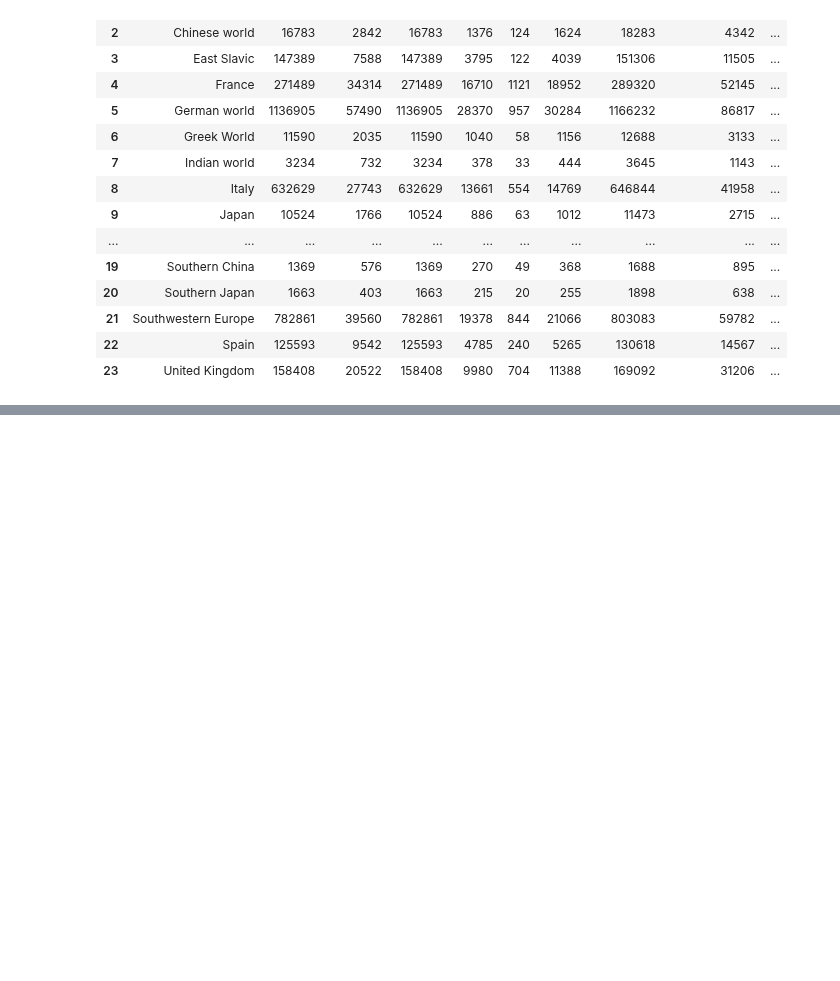
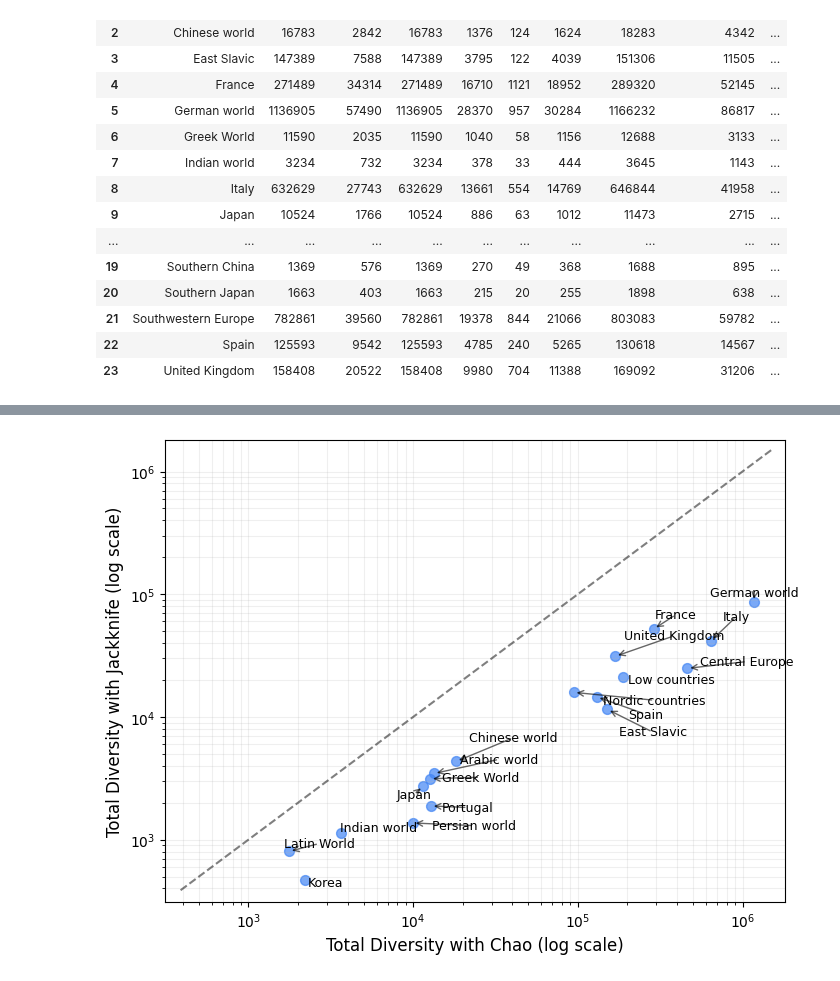
Before and after one commit to charlesdedampierre/cultura, a Jupyter notebook: 3-unseen_species_index/4 - estimator_robustness_analysis.ipynb, the cells around one changed output, grey strips where cells are left out. Drawn from its saved outputs; the diff is of its cells as text; code cells hidden in the pictures; blank space fills up the shorter version.

```diff
--- a/3-unseen_species_index/4 - estimator_robustness_analysis.ipynb
+++ b/3-unseen_species_index/4 - estimator_robustness_analysis.ipynb
@@ -227,0 +275,52 @@ df_estimator
+# %%
+import matplotlib.pyplot as plt
+import numpy as np
+from adjustText import adjust_text  # This might need to be installed with pip install adjustText
+
+# Filter out regions with "North" and "South" in their names
+main_regions = [region for region in df_estimator['region_name']
+               if not any(direction in region for direction in ["North", "South"])]
+df_main = df_estimator[df_estimator['region_name'].isin(main_regions)]
+
+# Create a figure for the log-scale scatter plot
+plt.figure(figsize=(8, 6))  # Slightly larger figure to accommodate all labels
+
+# Create scatter plot with larger points
+scatter = plt.scatter(df_main['total_chao'], df_main['total_jackknife'], alpha=0.7, s=50, color='#4285F4')
+
+# Set log scales for both axes
+plt.xscale('log')
+plt.yscale('log')
+
+# Add labels and title
+plt.xlabel('Total Diversity with Chao (log scale)', fontsize=12)
+plt.ylabel('Total Diversity with Jackknife (log scale)', fontsize=12)
+
+# Add a reference line (where Chao = Jackknife)
+max_val = max(df_estimator['total_chao'].max(), df_estimator['total_jackknife'].max())
+min_val = min(df_estimator['total_chao'].min(), df_estimator['total_jackknife'].min())
+plt.plot([min_val, max_val], [min_val, max_val], 'k--', alpha=0.5)
+
+# Create text annotations but don't add them yet
+texts = []
+for i, row in df_main.iterrows():
+    texts.append(plt.text(row['total_chao'], row['total_jackknife'], row['region_name'], fontsize=9))
+
+# Use adjust_text to prevent overlap
+adjust_text(texts,
+           arrowprops=dict(arrowstyle='->', color='black', alpha=0.6),
+           expand_points=(1.5, 1.5),
+           force_points=(0.1, 0.1))
+
+# Set axis limits with some padding
+plt.xlim(min_val * 0.8, max_val * 1.2)
+plt.ylim(min_val * 0.8, max_val * 1.2)
+
+# Add grid for better readability
+plt.grid(True, which="both", ls="-", alpha=0.2)
+plt.show()
+
+# Alternative approach if adjustText is not available:
+# This manual approach uses specific positioning for problem regions
+# %% [output]
+[figure, added]
```
Also changed, not shown: parts of 2 cells of this notebook, 8 other files.
